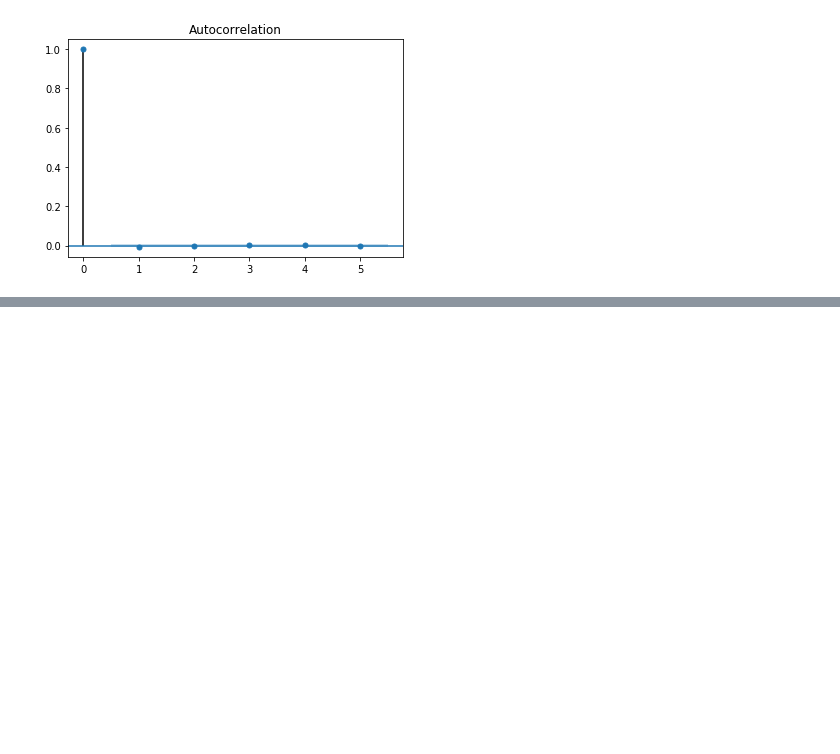
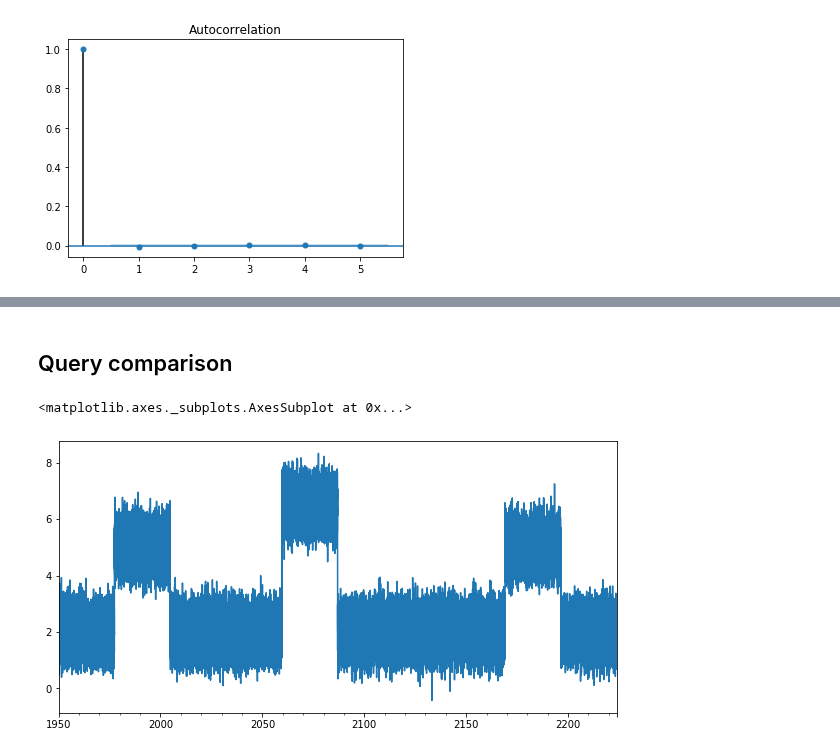
Before and after one commit to Barbarioli/OTSS, a Jupyter notebook: examples.ipynb, the cells around one changed output, grey strips where cells are left out. Saved outputs shown, nothing was run; the diff lists cells and outputs as text; code cells hidden in the pictures; blank space fills up the shorter version.

Commit message:
query comparison

```diff
--- a/examples.ipynb
+++ b/examples.ipynb
@@ -590,0 +617,27 @@ lag 4:  -0.001917270284002118
+# %% [markdown]
+## Query comparison
+# %%
+#Piecewise Stationary series
+
+#Parameters
+n = 100000
+mu = 2
+sigma = 0.5
+
+#Gaussian distribution
+np.random.seed(100)
+x = np.random.normal(mu, sigma, n)
+
+#Altered means
+x[10000:20000] += 3
+x[40000:50000] += 4.5
+x[60000:70000] += 0
+x[80000:90000] += 3
+
+#plot
+tidx = pd.date_range('1950-01-01', periods=n, freq='D') # freq='MS'set the frequency of date in months and start from day 1. You can use 'T' for minutes and so on
+series = pd.Series(x, index =tidx)
+series.plot(figsize=(10, 5))
+# %% [output]
+<matplotlib.axes._subplots.AxesSubplot at 0x...>
+[figure, added]
```
Also changed, not shown: parts of 15 cells of this notebook.
